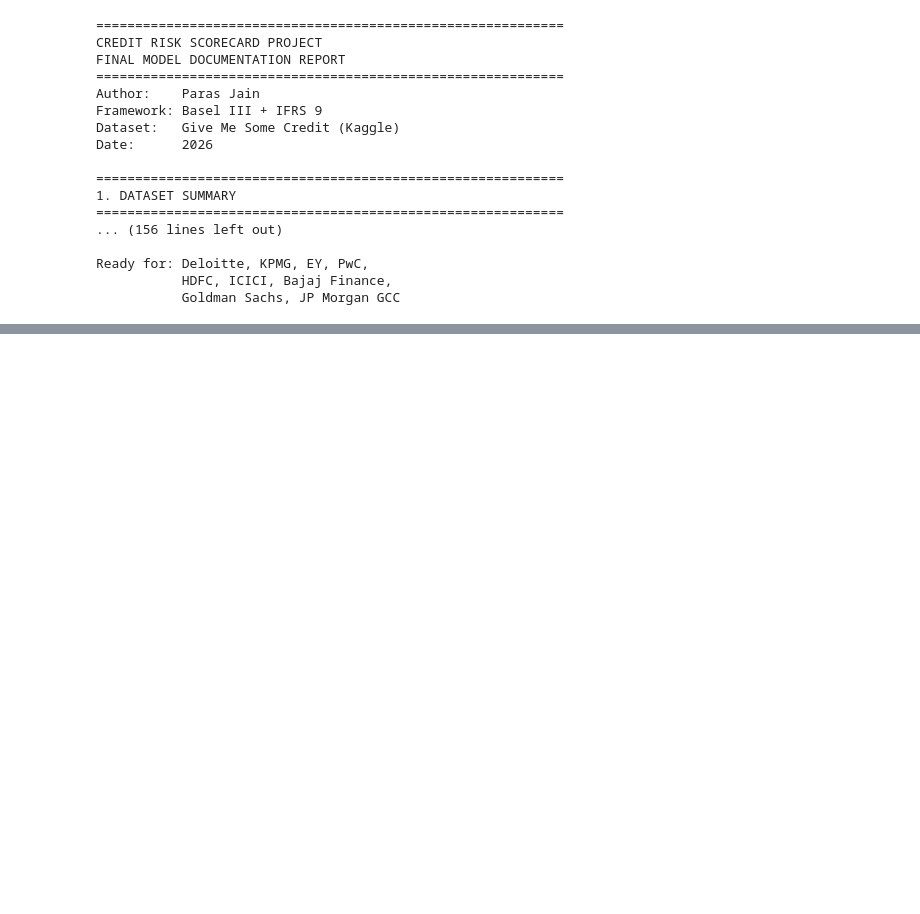
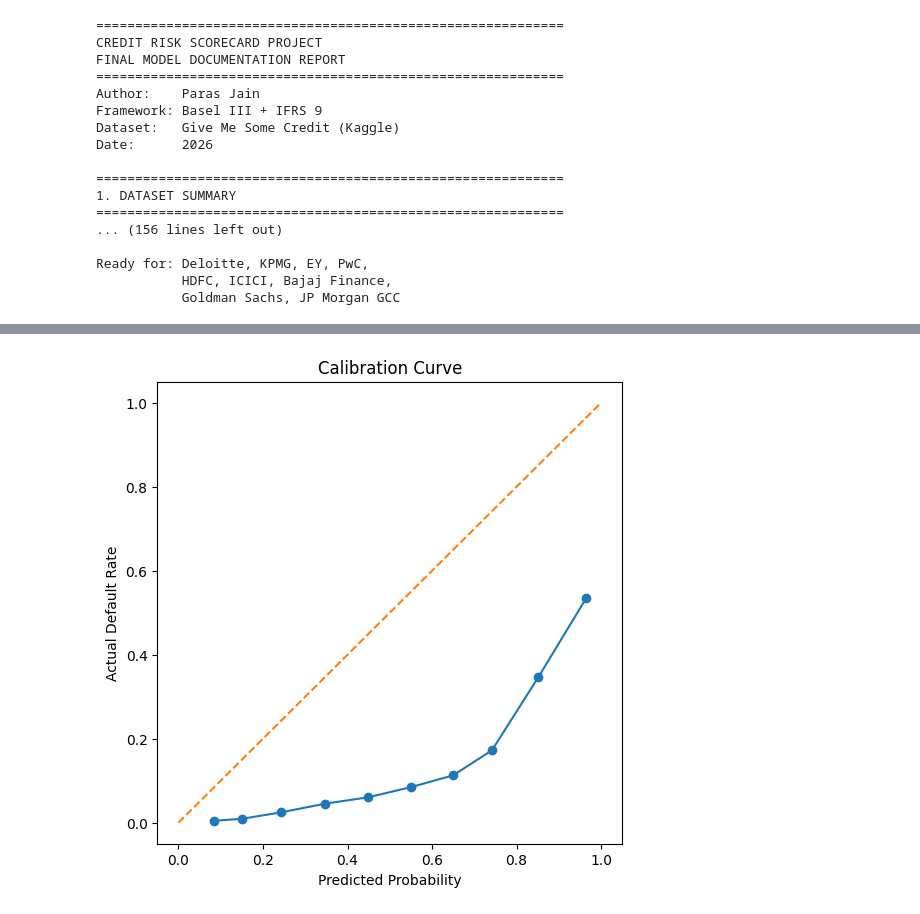
Before and after one commit to ParasJain03/Credit-Risk-Scorecard, a Jupyter notebook: Credit_Risk_Scorecard_ParasJain.ipynb, the cells around one changed output, grey strips where cells are left out. Drawn from its saved outputs; the diff is of its cells as text; code cells hidden in the pictures; blank space fills up the shorter version.

```diff
--- a/Credit_Risk_Scorecard_ParasJain.ipynb
+++ b/Credit_Risk_Scorecard_ParasJain.ipynb
@@ -2493,0 +2605,15 @@ Ready for: Deloitte, KPMG, EY, PwC,
+# %%
+prob_true, prob_pred = calibration_curve(y_test, y_pred_prob, n_bins=10)
+
+plt.figure(figsize=(6,6))
+
+plt.plot(prob_pred, prob_true, marker='o')
+plt.plot([0,1],[0,1],'--')
+
+plt.xlabel("Predicted Probability")
+plt.ylabel("Actual Default Rate")
+plt.title("Calibration Curve")
+
+plt.show()
+# %% [output]
+[figure, added]
```
Also changed, not shown: parts of 24 cells of this notebook.
